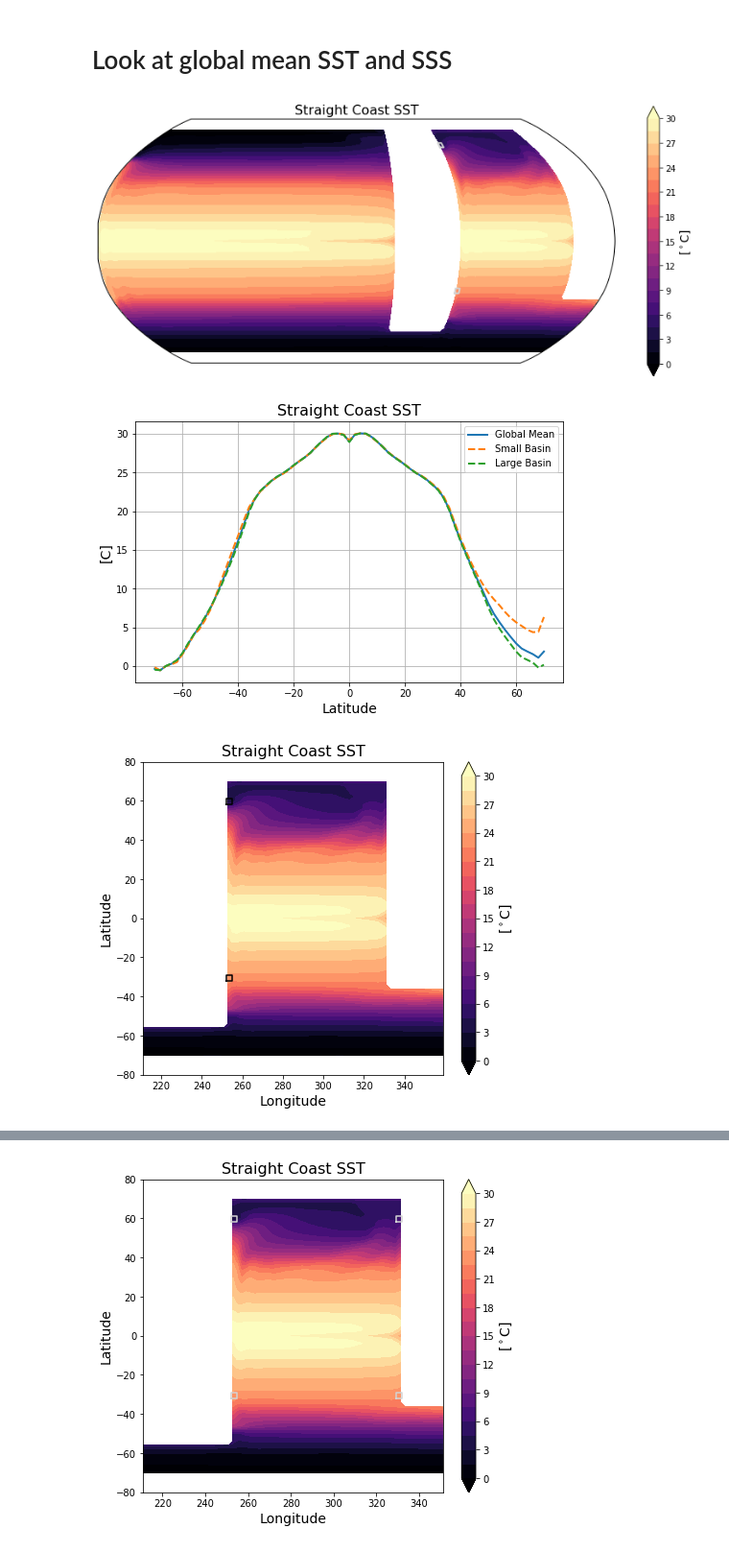
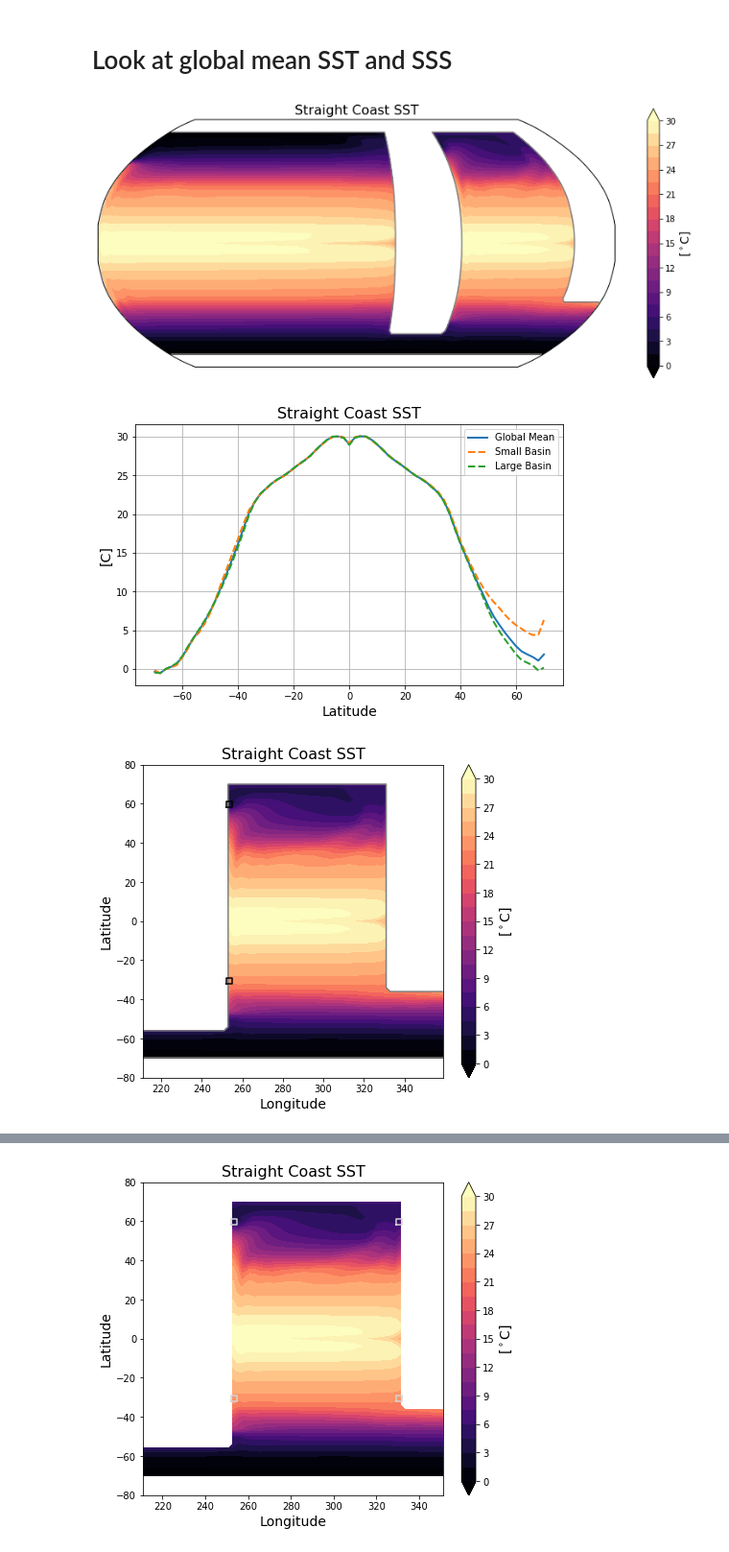
Before and after one commit to s-ragen/AQUA_CODE, a Jupyter notebook: ssps_OHT_strat.ipynb, the cells around one changed output, grey strips where cells are left out. Shown at 96% size. Cells and saved outputs as stored; diff of their text form; code cells hidden in the pictures.

```diff
--- a/ssps_OHT_strat.ipynb
+++ b/ssps_OHT_strat.ipynb
@@ -103,6 +103,10 @@ x = [252, 252, 255, 255, 252] # for straight coast
 y_n = [58, 61, 61, 58, 58]
 y_s = [-32,-29,-29,-32,-32]
 
+
+mask = np.zeros(sst_avg.shape, dtype=bool)
+mask = np.where(~np.isnan(sst_avg), mask, 1)
+
 #######
 # SST
 
@@ -111,12 +115,13 @@ t = np.linspace(0, 30, 11, endpoint=True)
 fig = plt.figure(figsize=(14, 6))
 ax = fig.add_subplot(1, 1, 1, projection=ccrs.Robinson(central_longitude=180.0))
 plt.contourf(dy['xh'], dy['yh'], sst_avg, b, cmap='magma', extend='both',  transform=ccrs.PlateCarree())
-plt.plot(x, y_n, color='lightgray', transform=ccrs.PlateCarree(), linewidth=2)
-plt.plot(x, y_s, color='lightgray', transform=ccrs.PlateCarree(), linewidth=2)
+# plt.plot(x, y_n, color='lightgray', transform=ccrs.PlateCarree(), linewidth=2)
+# plt.plot(x, y_s, color='lightgray', transform=ccrs.PlateCarree(), linewidth=2)
 cbar = plt.colorbar(ticks=t, boundaries=t, spacing='uniform', extend='both')
 cbar.ax.set_ylabel('[$^\circ$C]', fontsize=14)
 plt.ylabel('Latitude', fontsize=14), plt.xlabel('Longitude', fontsize=14)
 plt.title('{} SST'.format(case), fontsize=16)
+plt.contour(dy['xh'], dy['yh'], mask, [0.01], colors='gray', transform=ccrs.PlateCarree())
 # plt.savefig(fig_path+'SST.png')
 plt.show()
 
@@ -143,6 +148,7 @@ plt.ylabel('Latitude', fontsize=14), plt.xlabel('Longitude', fontsize=14)
 plt.title('{} SST'.format(case), fontsize=16)
 plt.xlim([211,359])
 # plt.savefig(fig_path+'SST.png')
+plt.contour(dy['xh'], dy['yh'], mask, [0.01], colors='gray')
 plt.show()
 
 fig = plt.figure(figsize=(3, 6))
@@ -162,12 +168,13 @@ t_salt = np.linspace(34, 37, 11, endpoint=True)
 fig = plt.figure(figsize=(14, 6))
 ax = fig.add_subplot(1, 1, 1, projection=ccrs.Robinson(central_longitude=180.0))
 plt.contourf(dy['xh'], dy['yh'], sss_avg, b_salt, extend='both',  transform=ccrs.PlateCarree())
-plt.plot(x, y_n, color='magenta', transform=ccrs.PlateCarree(), linewidth=2)
-plt.plot(x, y_s, color='magenta', transform=ccrs.PlateCarree(), linewidth=2)
+# plt.plot(x, y_n, color='magenta', transform=ccrs.PlateCarree(), linewidth=2)
+# plt.plot(x, y_s, color='magenta', transform=ccrs.PlateCarree(), linewidth=2)
 cbar = plt.colorbar(ticks=t_salt, boundaries=t_salt, spacing='uniform', extend='both')
 cbar.ax.set_ylabel('[psu]', fontsize=14)
 plt.ylabel('Latitude', fontsize=14), plt.xlabel('Longitude', fontsize=14)
 plt.title('{} SSS'.format(case), fontsize=16)
+plt.contour(dy['xh'], dy['yh'], mask, [0.01], colors='gray', transform=ccrs.PlateCarree())
 # plt.savefig(fig_path+'SSS.png')
 plt.show()
 
@@ -188,34 +195,36 @@ fig = plt.figure(figsize=(7, 6))
 plt.contourf(dy['xh'], dy['yh'], sss_avg, b_salt, extend='both')
 plt.plot(x, y_n, color='magenta')#, transform=ccrs.PlateCarree(), linewidth=2)
 plt.plot(x, y_s, color='magenta')#, transform=ccrs.PlateCarree(), linewidth=2)
 cbar = plt.colorbar(ticks=t_salt, boundaries=t_salt, spacing='uniform', extend='both')
 cbar.ax.set_ylabel('[psu]', fontsize=14)
 plt.ylabel('Latitude', fontsize=14), plt.xlabel('Longitude', fontsize=14)
 plt.title('{} SSS'.format(case), fontsize=16)
 plt.xlim([211,359])
+plt.contour(dy['xh'], dy['yh'], mask, [0.01], colors='gray')
 # plt.savefig(fig_path+'SSS.png')
 plt.show()
 
 fig = plt.figure(figsize=(3, 6))
 plt.plot(np.nanmean(sss_avg[:,x_west:x_east], axis=1), dy['yh'], linewidth=3)
 # plt.plot([0,0], [-90,90], linestyle='dashed', color='gray')
 plt.plot([-5,40], [0,0], linestyle='dashed', color='gray')
 plt.ylim([-35,70]), plt.xlim([31,37])
 plt.xlabel('[psu]', fontsize=14), plt.ylabel('Latitude', fontsize=14)
 plt.show()
 
 b_ssh = np.linspace(-1, 1, 21, endpoint=True)
 t_ssh = np.linspace(-1, 1, 11, endpoint=True)
 fig = plt.figure(figsize=(14, 6))
 ax = fig.add_subplot(1, 1, 1, projection=ccrs.Robinson(central_longitude=180.0))
 plt.contourf(dy['xh'], dy['yh'], ssh_avg, b_ssh, cmap='Blues_r', extend='both',  transform=ccrs.PlateCarree())
 cbar = plt.colorbar(ticks=t_ssh, boundaries=t_ssh, spacing='uniform', extend='both')
 cbar.ax.set_ylabel('[m]', fontsize=14)
 plt.ylabel('Latitude', fontsize=14), plt.xlabel('Longitude', fontsize=14)
 plt.title('{} SSH'.format(case), fontsize=16)
+plt.contour(dy['xh'], dy['yh'], mask, [0.01], colors='gray', transform=ccrs.PlateCarree())
 plt.show()
 # %% [output]
-[figure, old version]
+[figure, new version]
 [figure]
-[figure, old version]
+[figure, new version]
 [figure]
```
Also changed, not shown: parts of 1 cell of this notebook, 4 other files.
